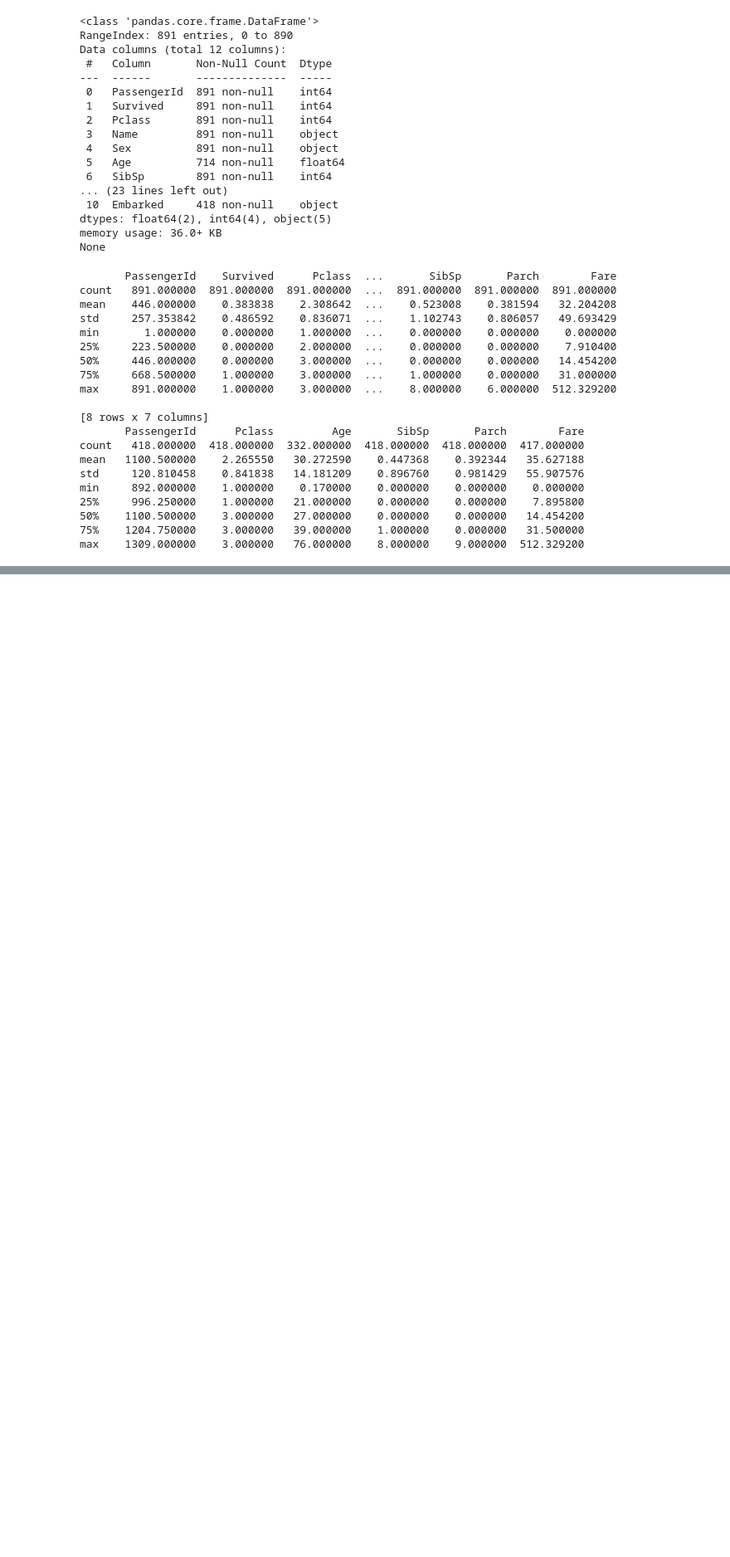
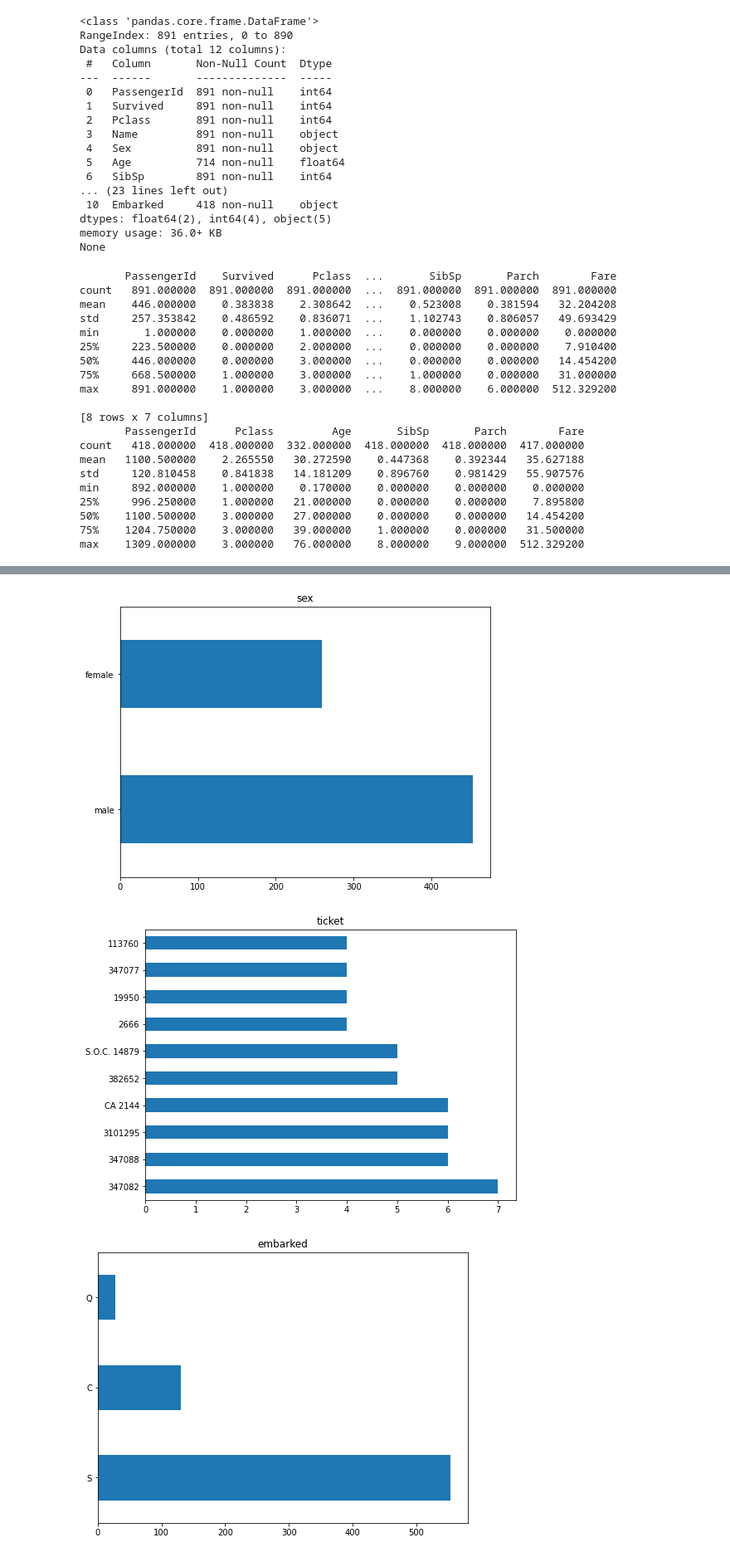
Before and after one commit to Kevinsamuelgitau/W9-IP, a Jupyter notebook: SAM_GITAU_W9_IP_NOTEBOOK_1.ipynb, the cells around one changed output, grey strips where cells are left out. Shown at 83% size. Drawn from its saved outputs; the diff is of its cells as text; code cells hidden in the pictures; blank space fills up the shorter version.

```diff
--- a/SAM_GITAU_W9_IP_NOTEBOOK_1.ipynb
+++ b/SAM_GITAU_W9_IP_NOTEBOOK_1.ipynb
@@ -96,0 +211,11 @@ max    1309.000000    3.000000   76.000000    8.000000    9.000000  512.329200
+# %%
+column = ['sex','ticket','embarked']
+for i,c in enumerate(column):
+
+  plt.figure(figsize= (8,6))
+  plt.title(c)
+  df_new[c].value_counts()[:10].plot(kind = 'barh')
+# %% [output]
+[figure, added]
+[figure, added]
+[figure, added]
```
Also changed, not shown: parts of 28 cells of this notebook.
